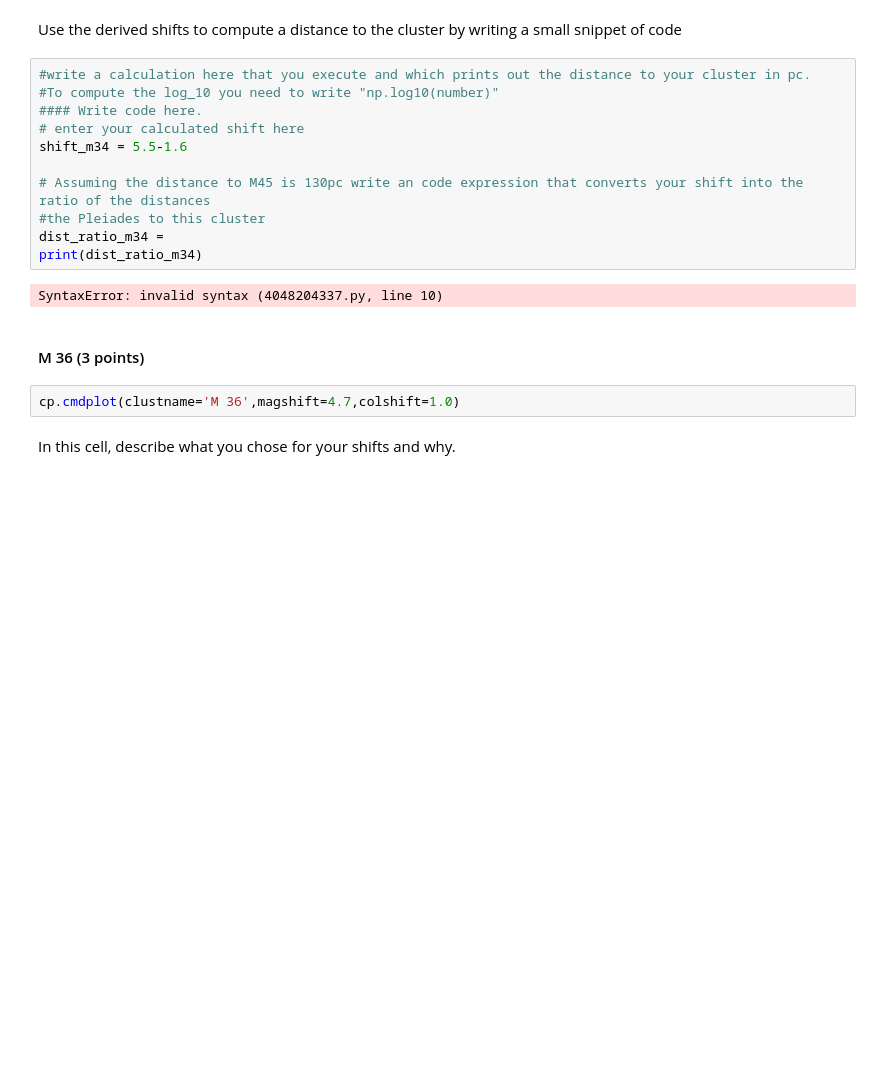
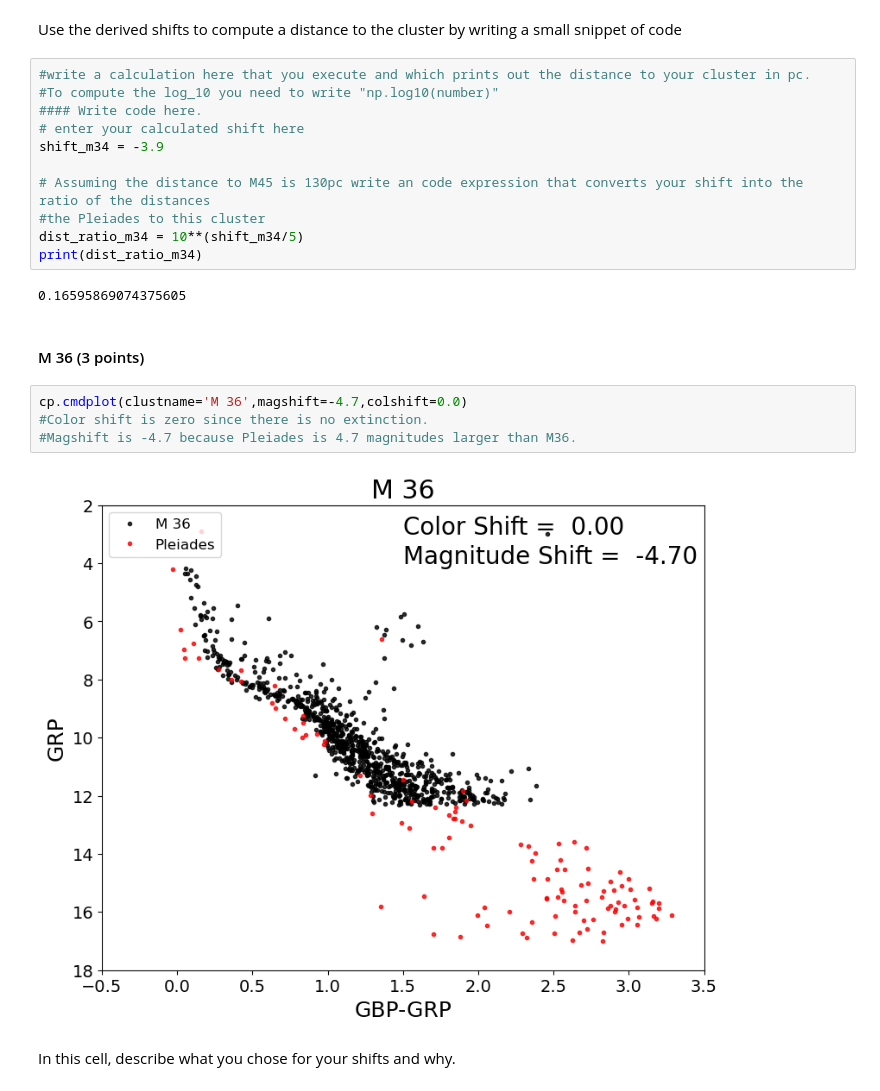
Before and after one commit to EvanBarkus/CMD_distmod_student, a Jupyter notebook: cluster_plot_student.ipynb, the cells around one changed output. Cells and saved outputs as stored; diff of their text form; blank space fills up the shorter version.

```diff
--- a/cluster_plot_student.ipynb
+++ b/cluster_plot_student.ipynb
@@ -50,18 +53,22 @@ Use the derived shifts to compute a distance to the cluster by writing a small s
 #To compute the log_10 you need to write "np.log10(number)"
 #### Write code here.
 # enter your calculated shift here
-shift_m34 = 5.5-1.6
+shift_m34 = -3.9
 
 # Assuming the distance to M45 is 130pc write an code expression that converts your shift into the ratio of the distances
 #the Pleiades to this cluster
-dist_ratio_m34 =
+dist_ratio_m34 = 10**(shift_m34/5)
 print(dist_ratio_m34)
 # %% [output]
-SyntaxError: invalid syntax (4048204337.py, line 10)
+0.16595869074375605
 # %% [markdown]
 #### M 36 (3 points)
 # %%
-cp.cmdplot(clustname='M 36',magshift=4.7,colshift=1.0)
+cp.cmdplot(clustname='M 36',magshift=-4.7,colshift=0.0)
+#Color shift is zero since there is no extinction.
+#Magshift is -4.7 because Pleiades is 4.7 magnitudes larger than M36.
+# %% [output]
+[figure, added]
 # %% [markdown]
 In this cell, describe what you chose for your shifts and why.
 # %% [markdown]
```
Also changed, not shown: parts of 9 cells of this notebook.
